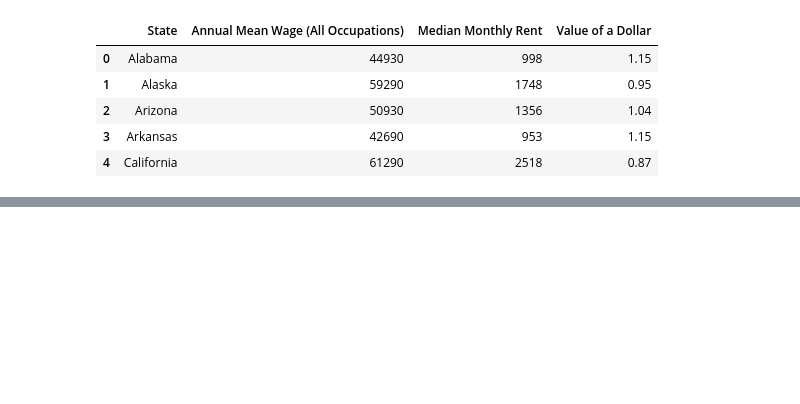
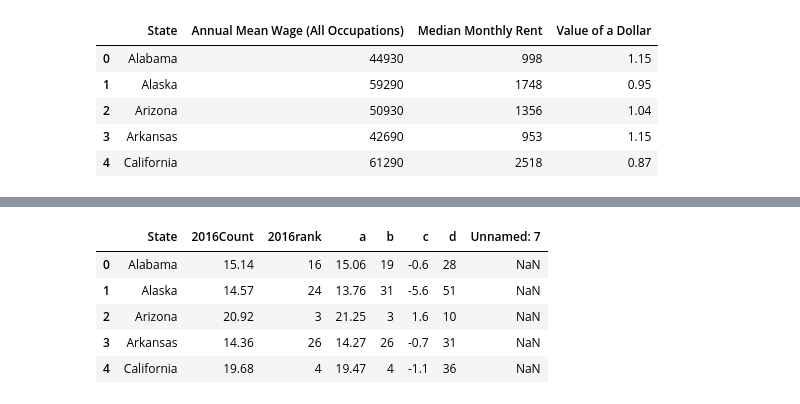
Before and after one commit to danieladea/DS4A-Project, a Jupyter notebook: Teacher Salary Analysis.ipynb, the cells around one changed output, grey strips where cells are left out. Cells and saved outputs as stored; diff of their text form; code cells hidden in the pictures; blank space fills up the shorter version.

```diff
--- a/Teacher Salary Analysis.ipynb
+++ b/Teacher Salary Analysis.ipynb
@@ -551,0 +557,11 @@ fig.show()
+# %%
+ts_ratio = pd.read_csv('teach-student_ratios.csv',delimiter=' ')
+# %%
+ts_ratio.head()
+# %% [output]
+|  | State | 2016Count | 2016rank | a | b | c | d | Unnamed: 7 |
+| 0 | Alabama | 15.14 | 16 | 15.06 | 19 | -0.6 | 28 | NaN |
+| 1 | Alaska | 14.57 | 24 | 13.76 | 31 | -5.6 | 51 | NaN |
+| 2 | Arizona | 20.92 | 3 | 21.25 | 3 | 1.6 | 10 | NaN |
+| 3 | Arkansas | 14.36 | 26 | 14.27 | 26 | -0.7 | 31 | NaN |
+| 4 | California | 19.68 | 4 | 19.47 | 4 | -1.1 | 36 | NaN |
```
Also changed, not shown: parts of 13 cells of this notebook, 2 other files.
